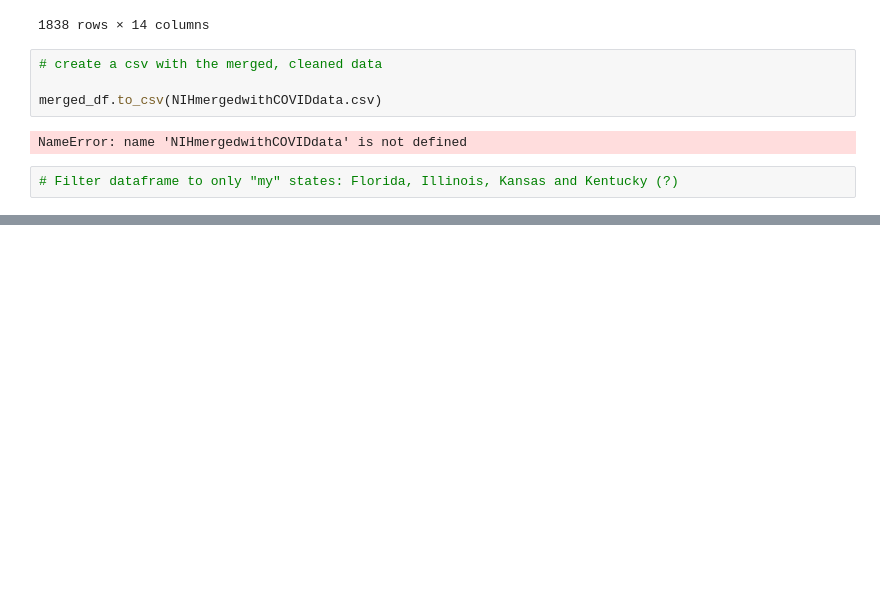
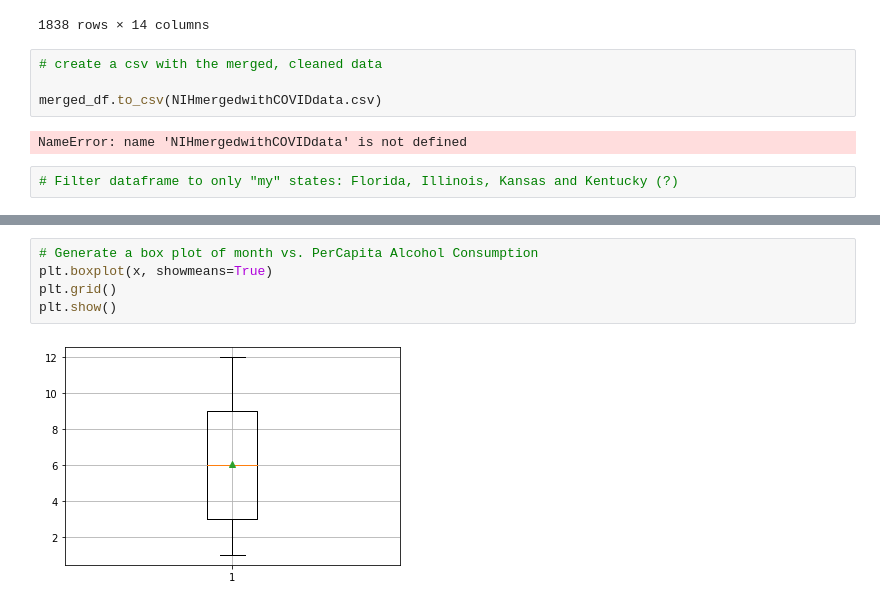
Before and after one commit to zach-18/Project_1_Group_3, a Jupyter notebook: Proj_1_Diane_Data.ipynb, the cells around one changed output, grey strips where cells are left out. Saved outputs shown, nothing was run; the diff lists cells and outputs as text; blank space fills up the shorter version.

```diff
--- a/Proj_1_Diane_Data.ipynb
+++ b/Proj_1_Diane_Data.ipynb
@@ -420,0 +463,7 @@ NameError: name 'NIHmergedwithCOVIDdata' is not defined
+# %%
+# Generate a box plot of month vs. PerCapita Alcohol Consumption
+plt.boxplot(x, showmeans=True)
+plt.grid()
+plt.show()
+# %% [output]
+[figure, added]
```
Also changed, not shown: parts of 8 cells of this notebook.
